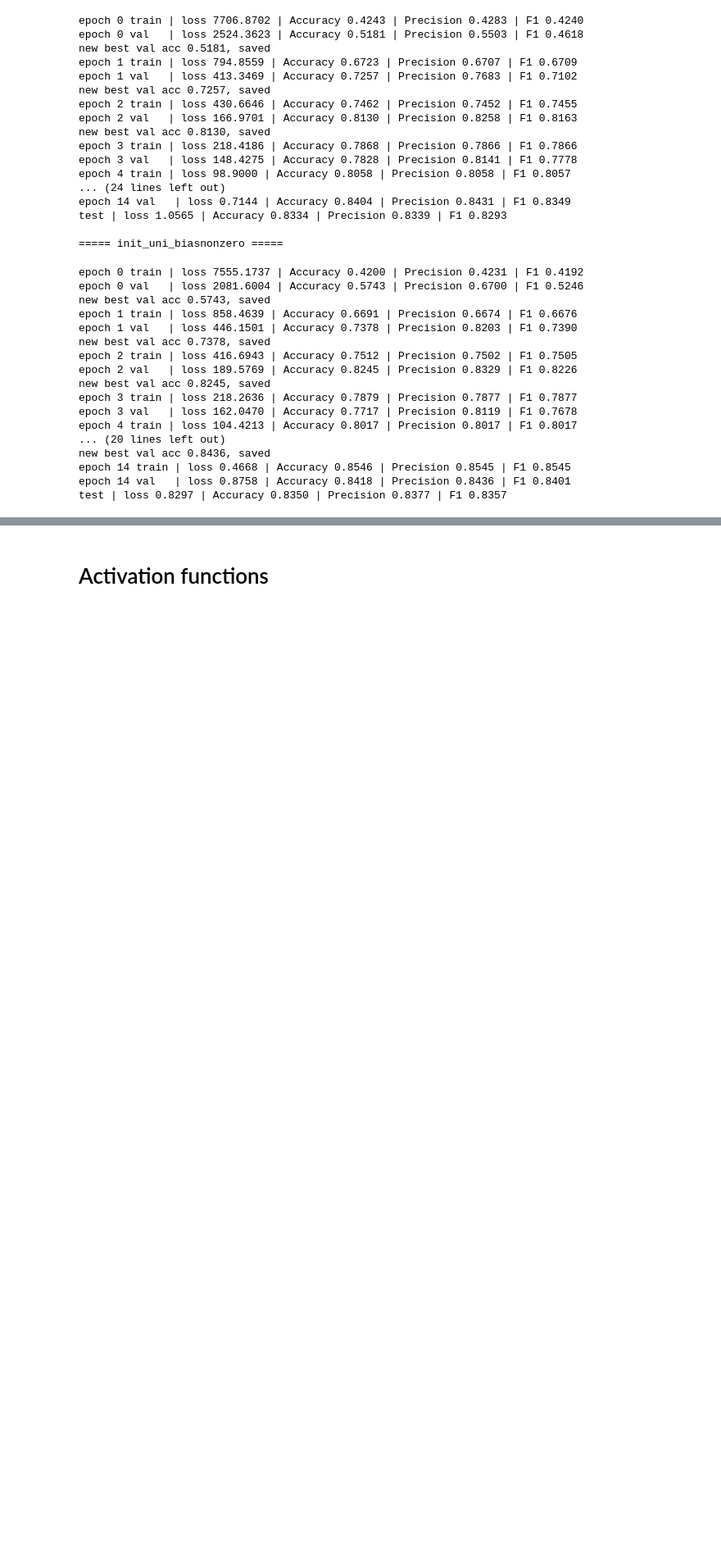
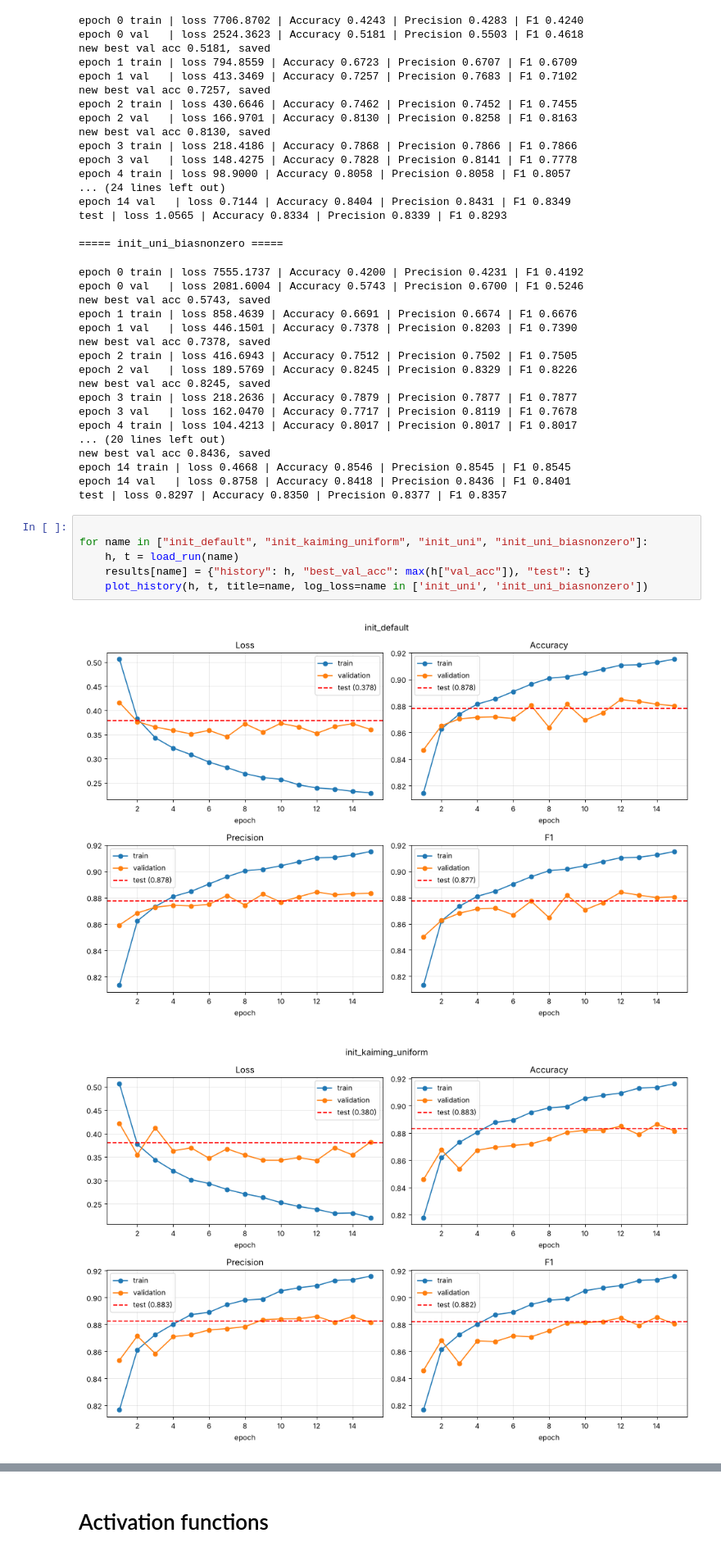
Before and after one commit to XerXes79/IDL-2026, a Jupyter notebook: Assignemnt 1/Assignment1.ipynb, the cells around one changed output, grey strips where cells are left out. Shown at 82% size. Cells and saved outputs as stored; diff of their text form; blank space fills up the shorter version.

```diff
--- a/Assignemnt 1/Assignment1.ipynb
+++ b/Assignemnt 1/Assignment1.ipynb
@@ -489,3 +543,12 @@ new best val acc 0.8436, saved
 epoch 14 train | loss 0.4668 | Accuracy 0.8546 | Precision 0.8545 | F1 0.8545
 epoch 14 val   | loss 0.8758 | Accuracy 0.8418 | Precision 0.8436 | F1 0.8401
 test | loss 0.8297 | Accuracy 0.8350 | Precision 0.8377 | F1 0.8357
+# %%
+
+for name in ["init_default", "init_kaiming_uniform", "init_uni", "init_uni_biasnonzero"]:
+    h, t = load_run(name)
+    results[name] = {"history": h, "best_val_acc": max(h["val_acc"]), "test": t}
+    plot_history(h, t, title=name, log_loss=name in ['init_uni', 'init_uni_biasnonzero'])
+# %% [output]
+[figure, added]
+[figure, added]
```
Also changed, not shown: parts of 25 cells of this notebook.
